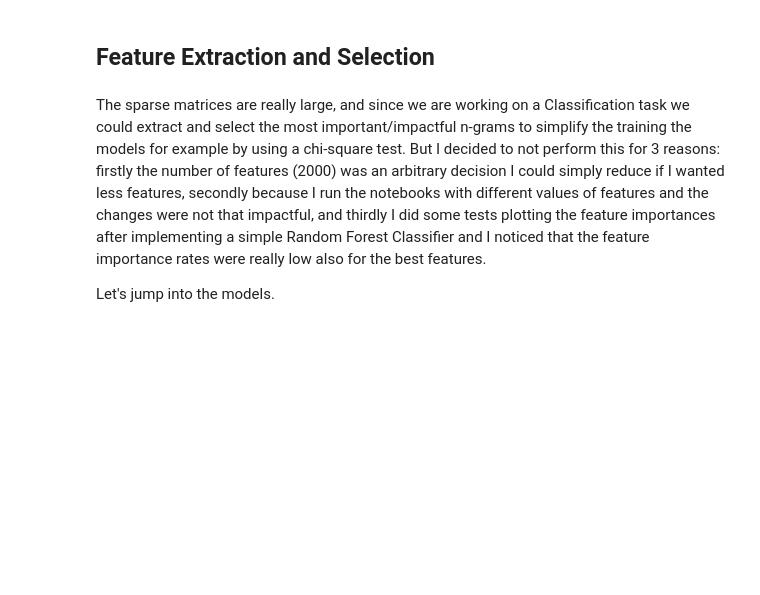
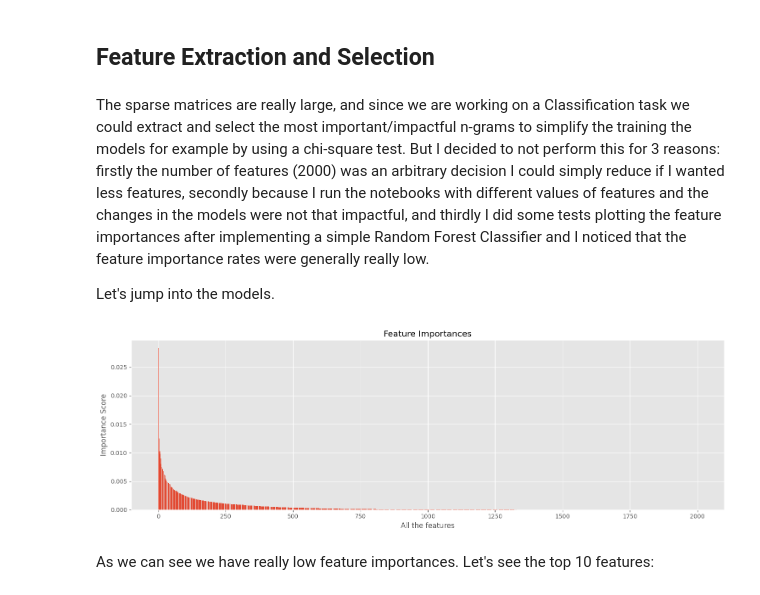
Before and after one commit to DavidAlexanderMoe/Sentiment-Analysis-and-Web-Scraping, a Jupyter notebook: Scripts/Analysis/3. Feature Engineering, Extraction and Selection.ipynb, the cells around one changed output. Cells and saved outputs as stored; diff of their text form; code cells hidden in the pictures; blank space fills up the shorter version.

```diff
--- a/Scripts/Analysis/3. Feature Engineering, Extraction and Selection.ipynb
+++ b/Scripts/Analysis/3. Feature Engineering, Extraction and Selection.ipynb
@@ -351,6 +344,6 @@ For obvious reasons, I have only balanced the train set.
 # %% [markdown]
 ## Feature Extraction and Selection
 # %% [markdown]
-The sparse matrices are really large, and since we are working on a Classification task we could extract and select the most important/impactful n-grams to simplify the training the models for example by using a chi-square test. But I decided to not perform this for 3 reasons: firstly the number of features (2000) was an arbitrary decision I could simply reduce if I wanted less features, secondly because I run the notebooks with different values of features and the changes were not that impactful, and thirdly I did some tests plotting the feature importances after implementing a simple Random Forest Classifier and I noticed that the feature importance rates were really low also for the best features.
+The sparse matrices are really large, and since we are working on a Classification task we could extract and select the most important/impactful n-grams to simplify the training the models for example by using a chi-square test. But I decided to not perform this for 3 reasons: firstly the number of features (2000) was an arbitrary decision I could simply reduce if I wanted less features, secondly because I run the notebooks with different values of features and the changes in the models were not that impactful, and thirdly I did some tests plotting the feature importances after implementing a simple Random Forest Classifier and I noticed that the feature importance rates were generally really low.
 
 Let's jump into the models.
@@ -388,0 +350,21 @@ Let's jump into the models.
+# %%
+# train RF and get feature importances to sort them and plot
+rf = RandomForestClassifier()
+rf.fit(X_train, y_train)
+feature_importances = rf.feature_importances_
+
+# Sort
+sorted_indices = np.argsort(feature_importances)[::-1]
+sorted_importances = feature_importances[sorted_indices]
+
+plt.figure(figsize=(15, 5))
+plt.bar(range(len(sorted_importances)), sorted_importances)
+plt.xlabel('All the features')
+plt.ylabel('Importance Score')
+plt.title('Feature Importances')
+plt.tight_layout()
+plt.show()
+# %% [output]
+[figure, added]
+# %% [markdown]
+As we can see we have really low feature importances. Let's see the top 10 features:
```
Also changed, not shown: parts of 7 cells of this notebook.
